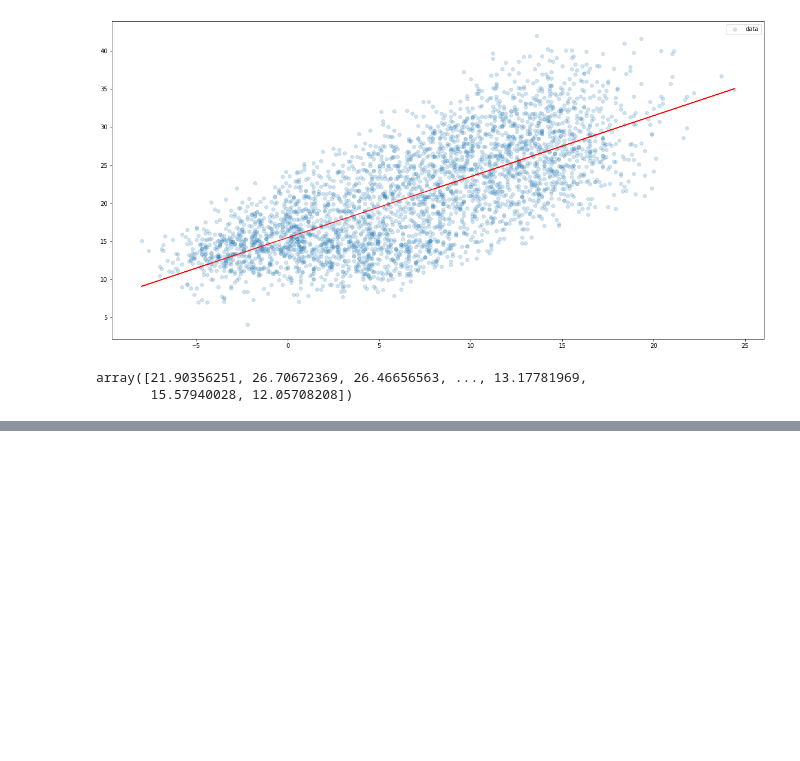
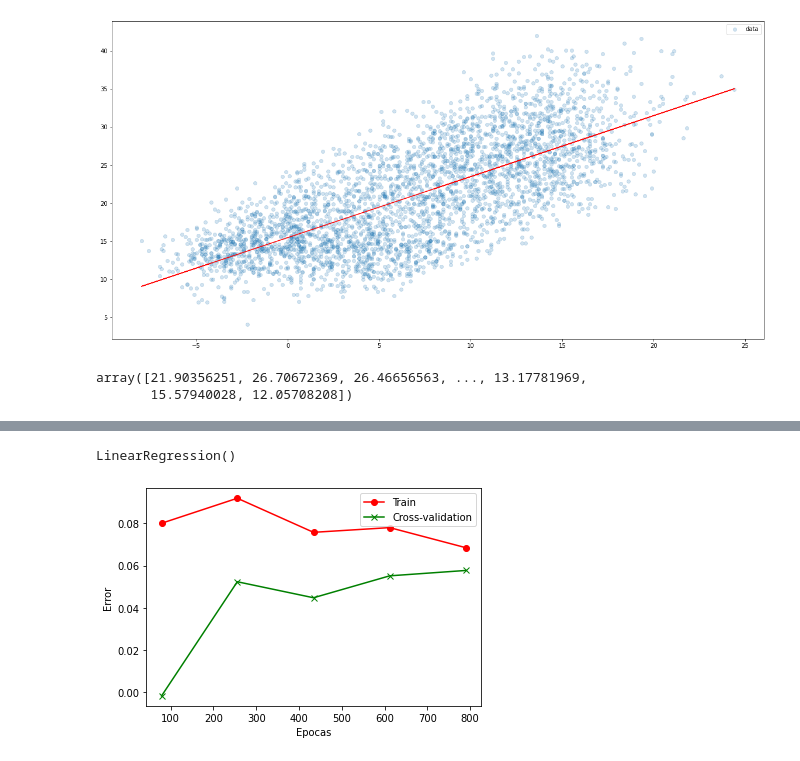
Before and after one commit to Keyuan01/TC3006C_Modulo2_ML, a Jupyter notebook: entregables/analisis.ipynb, the cells around one changed output, grey strips where cells are left out. Drawn from its saved outputs; the diff is of its cells as text; code cells hidden in the pictures; blank space fills up the shorter version.

```diff
--- a/entregables/analisis.ipynb
+++ b/entregables/analisis.ipynb
@@ -110,0 +122,4 @@ array([21.57735696, 27.43293629, 27.22273885, ..., 14.56980201,
+# %%
+df['MinTemp'] = df['MinTemp'][(df['MinTemp'] >= 1.8) & (df['MinTemp'] <= 11.9)]
+df['MaxTemp'] = df['MaxTemp'][(df['MaxTemp'] >= 15) & (df['MaxTemp'] <= 26.1)]
+df = df.dropna()
@@ -110,0 +138,8 @@ array([21.57735696, 27.43293629, 27.22273885, ..., 14.56980201,
+# %%
+x2 = np.array(df['MinTemp']).reshape((-1,1))
+y2 = df['MaxTemp']
+# %%
+model2 = LinearRegression(fit_intercept=True).fit(x2,y2)
+model2
+# %% [output]
+LinearRegression()
@@ -110,0 +149,16 @@ array([21.57735696, 27.43293629, 27.22273885, ..., 14.56980201,
+# %%
+train_sizes2, train_scores2, test_scores2 = learning_curve(model2, x2, y2)
+
+train_mean2 = np.mean(train_scores2, axis=1)
+train_std2 = np.std(train_scores2, axis=1)
+
+test_mean2 = np.mean(test_scores2, axis=1)
+test_std2 = np.std(test_scores2, axis=1)
+plt.plot(train_sizes2, train_mean2, "o-", color="r", label='Train')
+plt.plot(train_sizes2, test_mean2, "x-", color="g", label='Cross-validation')
+plt.xlabel("Epocas")
+plt.ylabel("Error")
+plt.legend(loc="best")
+plt.show()
+# %% [output]
+[figure, added]
```
Also changed, not shown: parts of 19 cells of this notebook, 2 other files.
